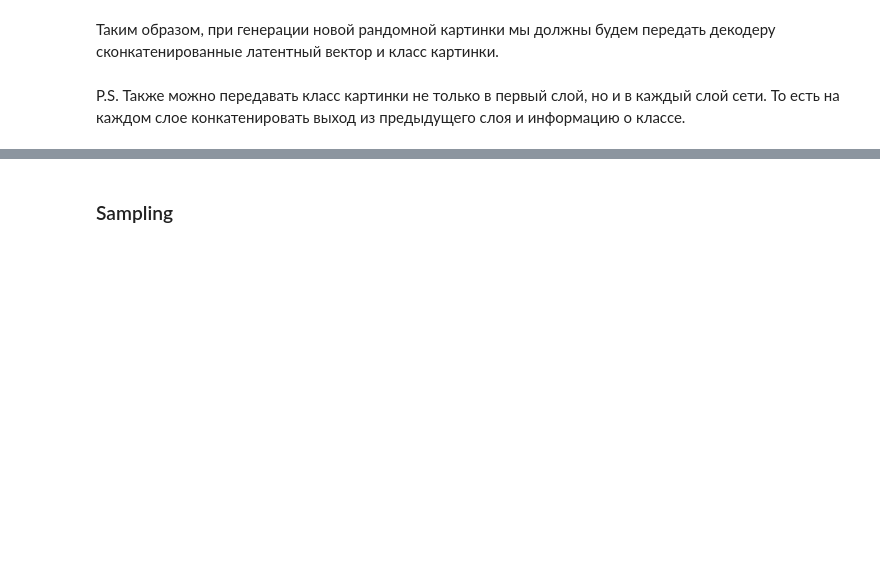
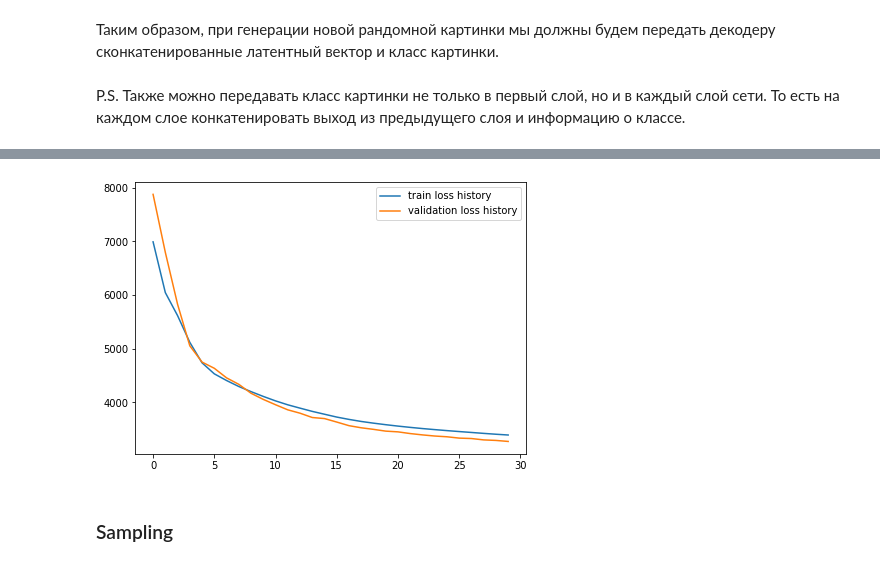
Before and after one commit to protaxY/DLS, a Jupyter notebook: [hw]autoencoders.ipynb, the cells around one changed output, grey strips where cells are left out. Cells and saved outputs as stored; diff of their text form; code cells hidden in the pictures; blank space fills up the shorter version.

```diff
--- a/[hw]autoencoders.ipynb
+++ b/[hw]autoencoders.ipynb
@@ -892,3 +890,13 @@ loss: 6035.156250
+# %%
+# < тут Ваш код: выведите первые Х картинок и их реконструкций из val выборки на экран>
+fig,ax = plt.subplots(1,1, sharey=True, figsize=(7,5))
+
+ax.plot(train_loss_history, label='train loss history')
+ax.plot(val_loss_history, label='validation loss history')
+plt.legend()
+plt.show()
+# %% [output]
+[figure, added]
 # %% [markdown]
 ### Sampling
 # %% [markdown]
```
Also changed, not shown: parts of 11 cells of this notebook.
